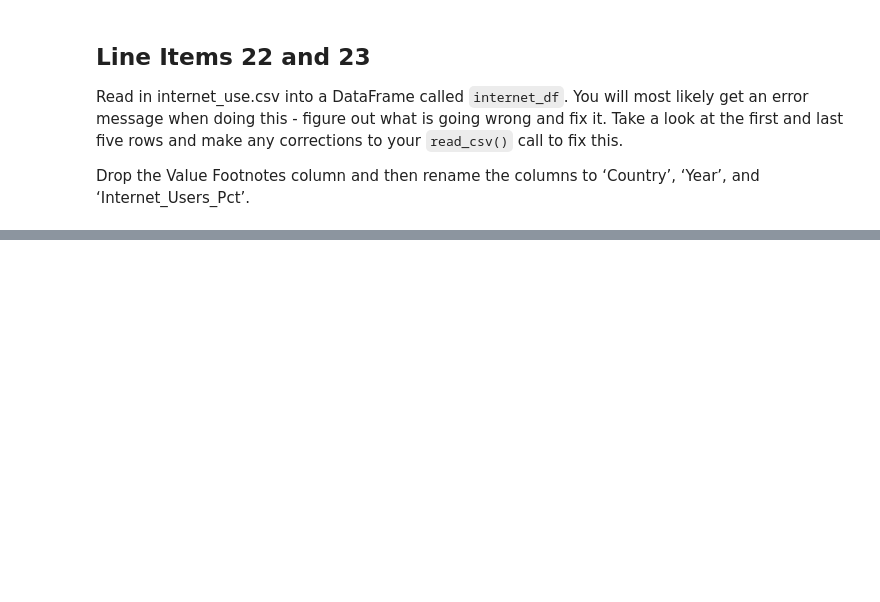
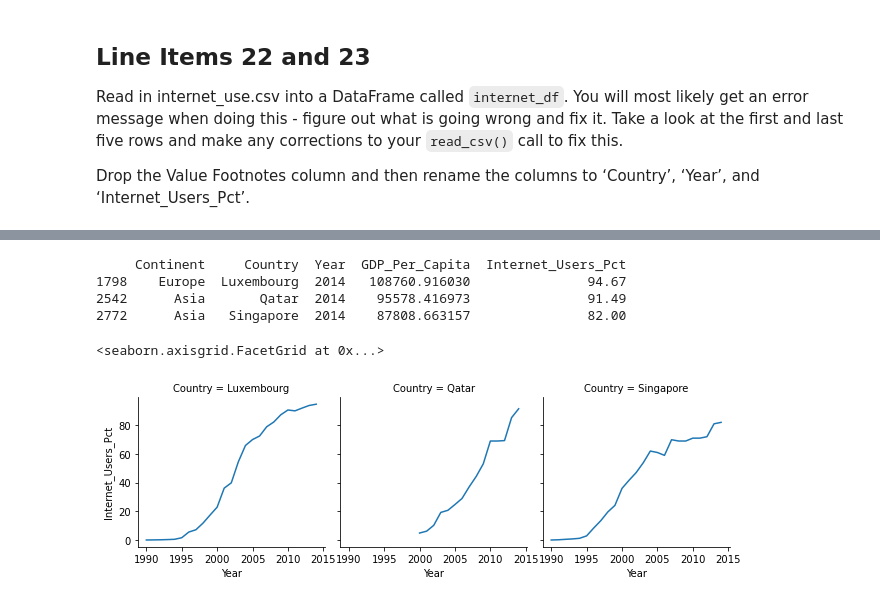
Before and after one commit to nss-data-science-cohort-5/un_exploration-jrkotun, a Jupyter notebook: notebooks/UN_Data_Exploration.ipynb, the cells around one changed output, grey strips where cells are left out. Cells and saved outputs as stored; diff of their text form; code cells hidden in the pictures; blank space fills up the shorter version.

```diff
--- a/notebooks/UN_Data_Exploration.ipynb
+++ b/notebooks/UN_Data_Exploration.ipynb
@@ -20,11 +25,14 @@ Take a look at the first 10 rows.<br>
 Look at the last 5 rows. Do you see a problem?<br>
 Redo the read_csv() call to correct this issue - do not modify the original csv file.
 # %%
+# Read in gdp_per_capita.csv
 gdp_df = pd.read_csv('../data/gdp_per_capita.csv')
 print(gdp_df.head(10))
 print(gdp_df.tail())
 
-gdp_df = pd.read_csv('../data/gdp_per_capita.csv', skiprows=[6870, 6871])
+# Read in gdp_per_capita.csv and skip the last two rows
+gdp_df = pd.read_csv('../data/gdp_per_capita.csv',
+                     skiprows=[6870, 6871])
 # %% [output]
   Country or Area  Year        Value  Value Footnotes
 0     Afghanistan  2019  2065.036398              NaN
@@ -316,0 +376,3 @@ What is the general trend in internet users percentage over the years? Pick a vi
+# %%
+# Merge gdf_df and internet_df
+gdp_and_internet_use = pd.merge(gdp_df, internet_df, how="inner", on=['Country','Year'])
@@ -316,0 +402,6 @@ What is the general trend in internet users percentage over the years? Pick a vi
+# %%
+# Extract 2014 data from gdp_and_internet_use
+gdp_and_internet_use_2014 = gdp_and_internet_use[gdp_and_internet_use['Year'] == 2014]
+
+# Extract Countries with at least 90% internet users from gdp_and_internet_use_2014
+print(gdp_and_internet_use_2014[gdp_and_internet_use['Internet_Users_Pct'] >= 90].describe())
@@ -316,0 +425,16 @@ What is the general trend in internet users percentage over the years? Pick a vi
+# %%
+# Extract the 3 highest countries by GDP_Per_Capita from gdp_and_internet_use_2014
+gdp_and_internet_use_2014_top3_gdp = gdp_and_internet_use_2014.sort_values('GDP_Per_Capita', ascending = False).head(3)
+print(gdp_and_internet_use_2014_top3_gdp)
+
+# Graph the Internet User % for Luxembourg, Qatar, and Singaapore
+graph = sns.FacetGrid(gdp_and_internet_use.set_index('Country').loc[['Luxembourg', 'Qatar', 'Singapore']].reset_index(),
+                      col='Country')
+graph.map(sns.lineplot, 'Year', 'Internet_Users_Pct')
+# %% [output]
+     Continent     Country  Year  GDP_Per_Capita  Internet_Users_Pct
+1798    Europe  Luxembourg  2014   108760.916030               94.67
+2542      Asia       Qatar  2014    95578.416973               91.49
+2772      Asia   Singapore  2014    87808.663157               82.00
+<seaborn.axisgrid.FacetGrid at 0x...>
+[figure, added]
```
Also changed, not shown: parts of 39 cells of this notebook.
